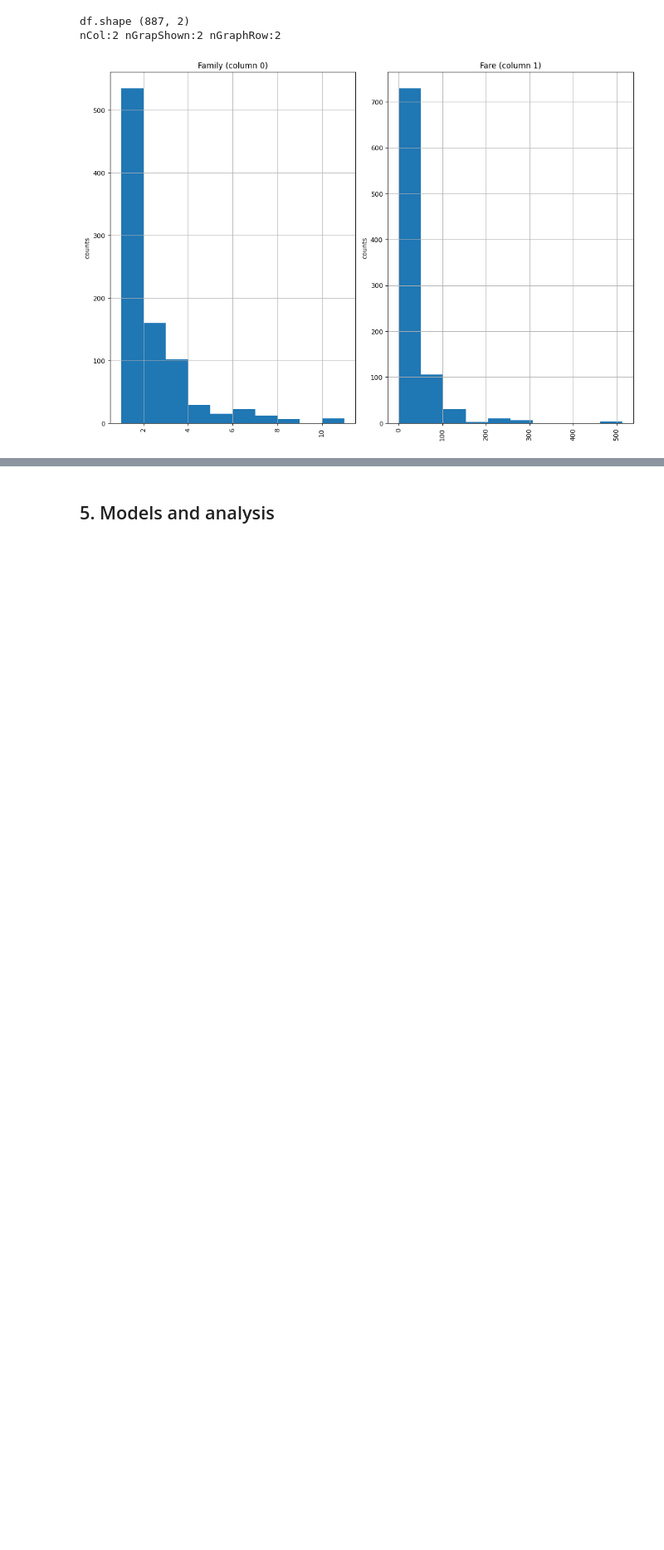
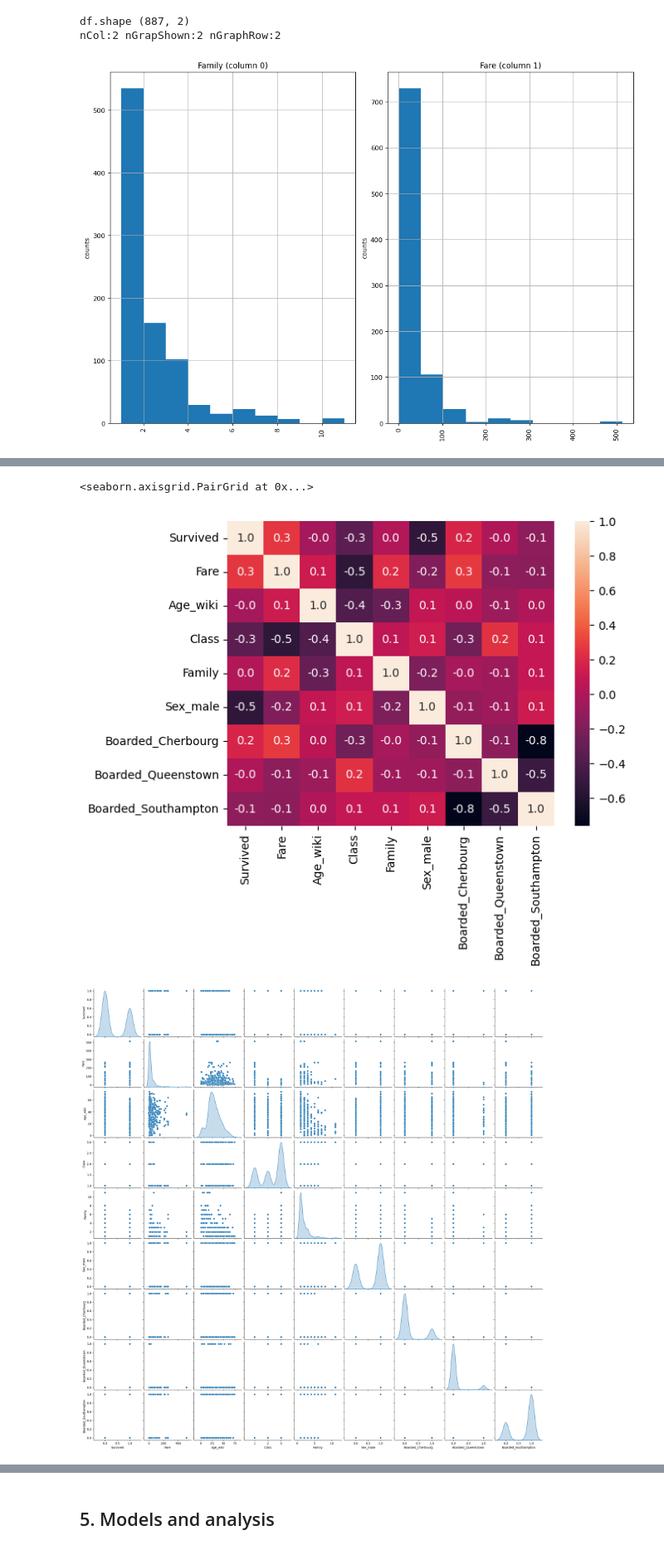
Before and after one commit to RockDeng110/titanic-predictions, a Jupyter notebook: titanic-prediction.ipynb, the cells around one changed output, grey strips where cells are left out. Shown at 83% size. Cells and saved outputs as stored; diff of their text form; code cells hidden in the pictures; blank space fills up the shorter version.

```diff
--- a/titanic-prediction.ipynb
+++ b/titanic-prediction.ipynb
@@ -510,4 +460,0 @@ plt.show()
-# %%
-df=pd.get_dummies(df, columns=["Sex","Boarded"])
-df=df.drop(['Sex_male', 'Boarded_Belfast'], axis=1)
-df.info()
@@ -513,0 +463,3 @@ df.info()
+# %%
+categorical = [var for var in df.columns if df[var].dtype=='O']
+print('The categorical features are :', categorical)
@@ -513,0 +468,3 @@ df.info()
+# %%
+df_f=pd.get_dummies(df, columns=categorical, drop_first=True)
+df_f.info()
@@ -514,4 +490,8 @@ df.info()
 # %%
 
-sns.heatmap(df.corr(), annot=True, fmt=".1f")
-sns.pairplot(df, diag_kind='kde')
+sns.heatmap(df_f.corr(), annot=True, fmt=".1f")
+sns.pairplot(df_f, diag_kind='kde')
+# %% [output]
+<seaborn.axisgrid.PairGrid at 0x...>
+[figure, added]
+[figure, added]
```
Also changed, not shown: parts of 82 cells of this notebook.
